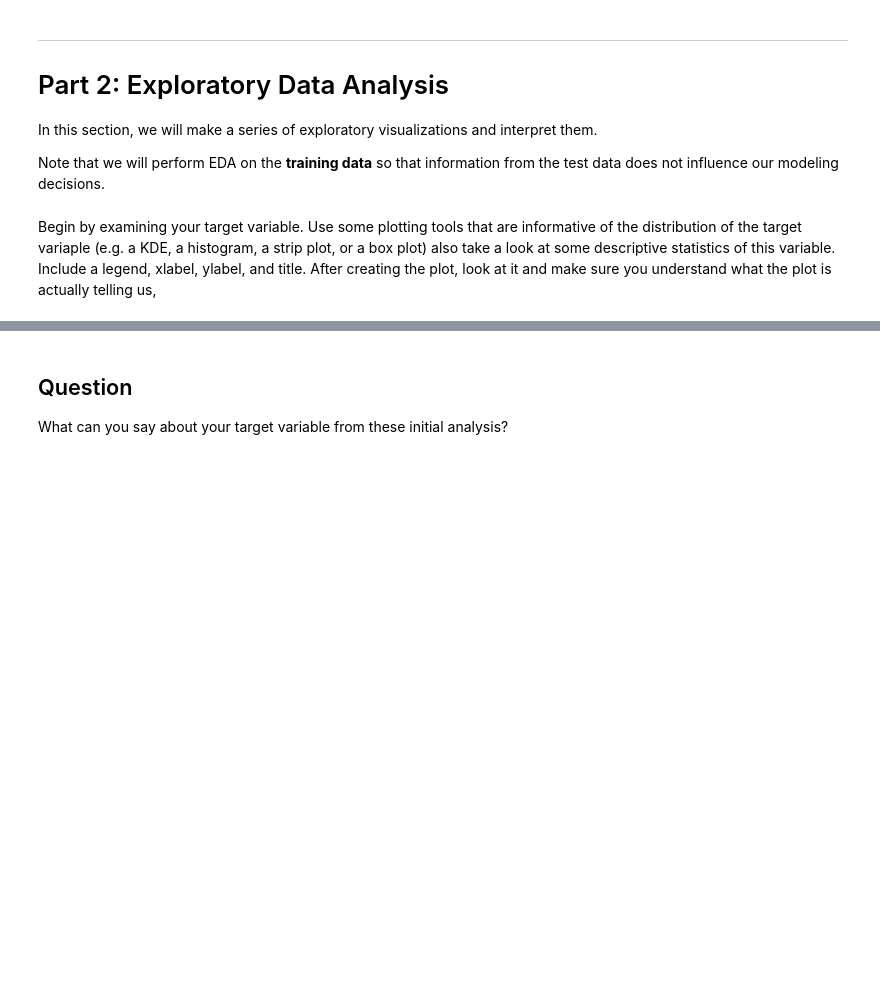
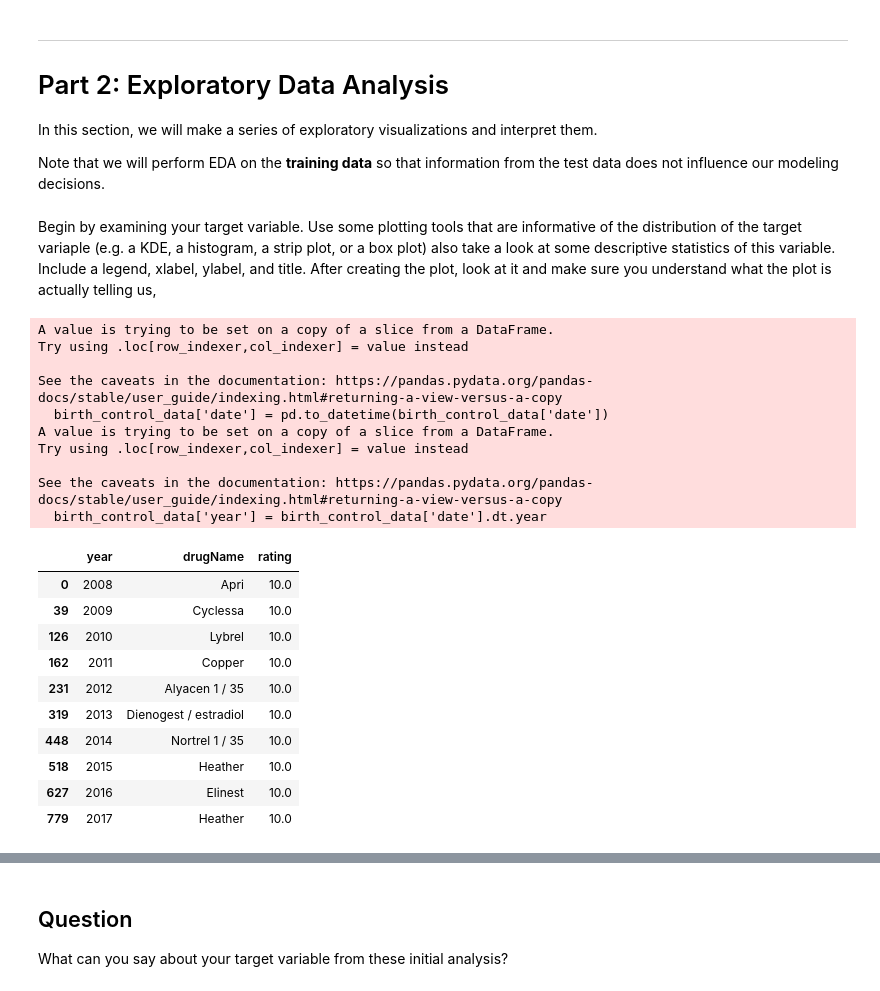
Before and after one commit to tuckers15/cs3870_midterm, a Jupyter notebook: EDA_drugs.ipynb, the cells around one changed output, grey strips where cells are left out. Drawn from its saved outputs; the diff is of its cells as text; code cells hidden in the pictures; blank space fills up the shorter version.

```diff
--- a/EDA_drugs.ipynb
+++ b/EDA_drugs.ipynb
@@ -121,3 +125,40 @@ In this section, we will make a series of exploratory visualizations and interpr
 Note that we will perform EDA on the **training data** so that information from the test data does not influence our modeling decisions.
 # %% [markdown]
 Begin by examining your target variable. Use some plotting tools that are informative of the distribution of the target variaple (e.g. a KDE, a histogram, a strip plot, or a box plot) also take a look at some descriptive statistics of this variable. Include a legend, xlabel, ylabel, and title. After creating the plot, look at it and make sure you understand what the plot is actually telling us,
+# %%
+# Filter the data for 'Birth Control' condition and sort by date
+birth_control_data = drugs[drugs['condition'] == 'Birth Control']
+
+# Convert the 'date' column to datetime for easier manipulation
+birth_control_data['date'] = pd.to_datetime(birth_control_data['date'])
+
+# Group by drugName and calculate the average rating for each drug by year
+birth_control_data['year'] = birth_control_data['date'].dt.year
+popular_drug_by_year = birth_control_data.groupby(['year', 'drugName'])['rating'].mean().reset_index()
+
+# Find the drug with the highest average rating for each year
+popular_drug_by_year = popular_drug_by_year.loc[popular_drug_by_year.groupby('year')['rating'].idxmax()]
+
+popular_drug_by_year.sort_values(by='year', ascending=True)
+# %% [output]
+A value is trying to be set on a copy of a slice from a DataFrame.
+Try using .loc[row_indexer,col_indexer] = value instead
+
+See the caveats in the documentation: https://pandas.pydata.org/pandas-docs/stable/user_guide/indexing.html#returning-a-view-versus-a-copy
+  birth_control_data['date'] = pd.to_datetime(birth_control_data['date'])
+A value is trying to be set on a copy of a slice from a DataFrame.
+Try using .loc[row_indexer,col_indexer] = value instead
+
+See the caveats in the documentation: https://pandas.pydata.org/pandas-docs/stable/user_guide/indexing.html#returning-a-view-versus-a-copy
+  birth_control_data['year'] = birth_control_data['date'].dt.year
+|  | year | drugName | rating |
+| 0 | 2008 | Apri | 10.0 |
+| 39 | 2009 | Cyclessa | 10.0 |
+| 126 | 2010 | Lybrel | 10.0 |
+| 162 | 2011 | Copper | 10.0 |
+| 231 | 2012 | Alyacen 1 / 35 | 10.0 |
+| 319 | 2013 | Dienogest / estradiol | 10.0 |
+| 448 | 2014 | Nortrel 1 / 35 | 10.0 |
+| 518 | 2015 | Heather | 10.0 |
+| 627 | 2016 | Elinest | 10.0 |
+| 779 | 2017 | Heather | 10.0 |
```
Also changed, not shown: parts of 3 cells of this notebook.
